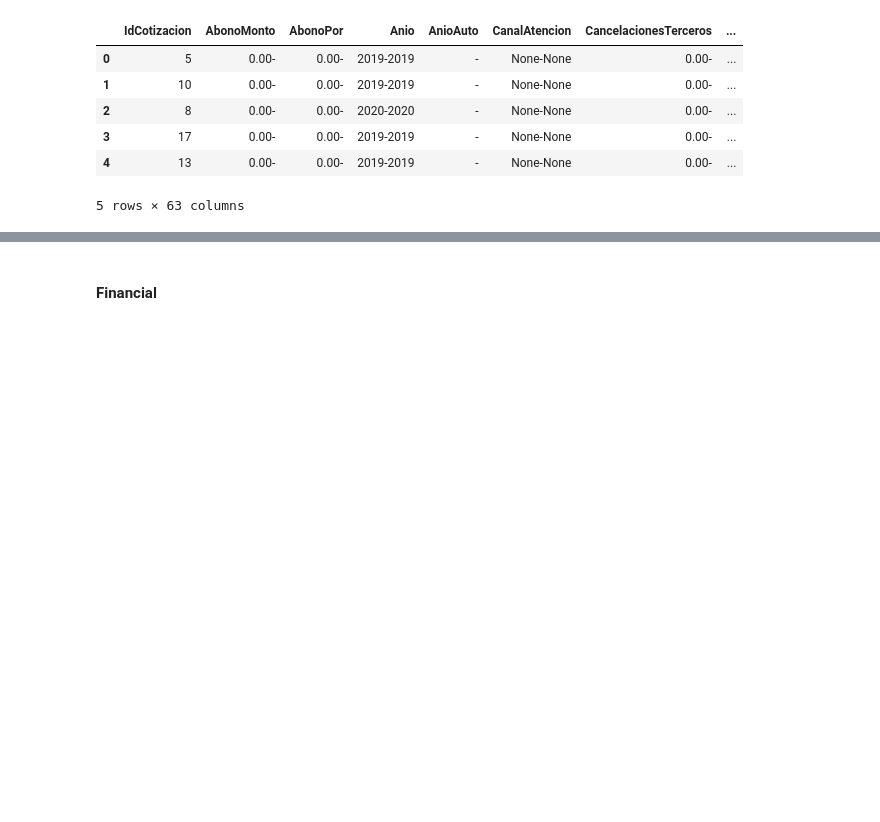
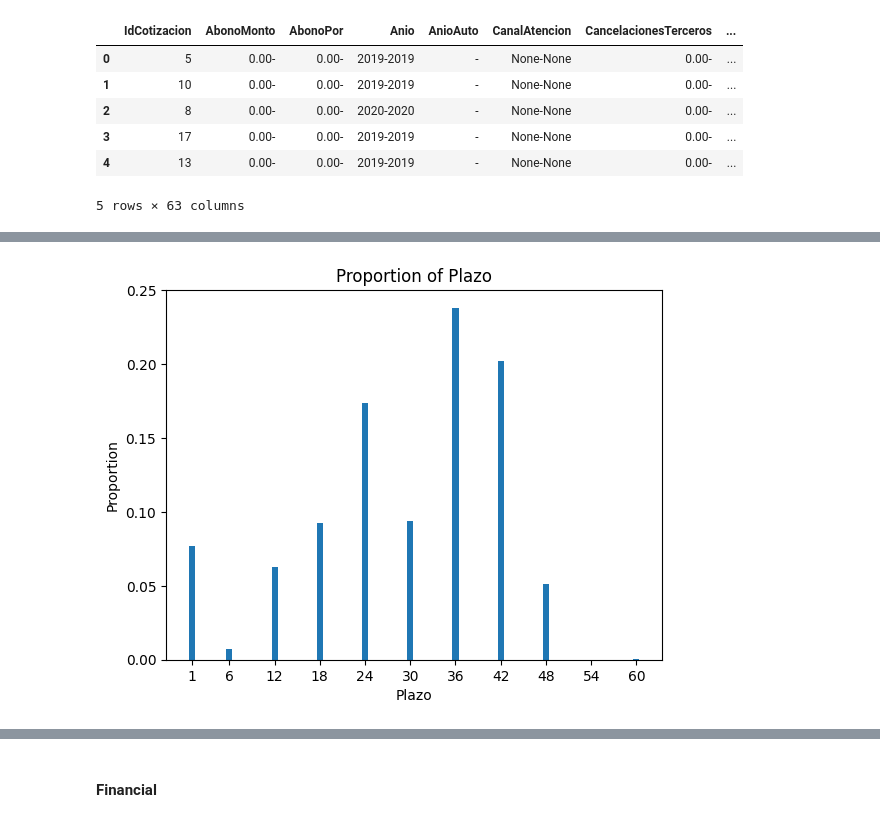
Before and after one commit to einjunge99/ETL, a Jupyter notebook: CreditFactory_v3_0_(Precalificación).ipynb, the cells around one changed output, grey strips where cells are left out. Saved outputs shown, nothing was run; the diff lists cells and outputs as text; code cells hidden in the pictures; blank space fills up the shorter version.

```diff
--- a/CreditFactory_v3_0_(Precalificación).ipynb
+++ b/CreditFactory_v3_0_(Precalificación).ipynb
@@ -1117,0 +1224,19 @@ raw_product['Marca'] = raw_product['Marca'].str.split('-').str[0]
+# %%
+# Count occurrences of each "Plazo" value
+plazo_counts = silver_product['Plazo'].value_counts()
+
+# Calculate total number of observations
+total_observations = len(silver_product)
+
+# Calculate proportions
+proportions = plazo_counts / total_observations
+
+# Create a bar chart
+plt.bar(proportions.index, proportions.values)
+plt.xticks(proportions.index)  # Display exact values on the x-axis
+plt.title('Proportion of Plazo')
+plt.xlabel('Plazo')
+plt.ylabel('Proportion')
+plt.show()
+# %% [output]
+[figure, added]
```
Also changed, not shown: parts of 59 cells of this notebook.
